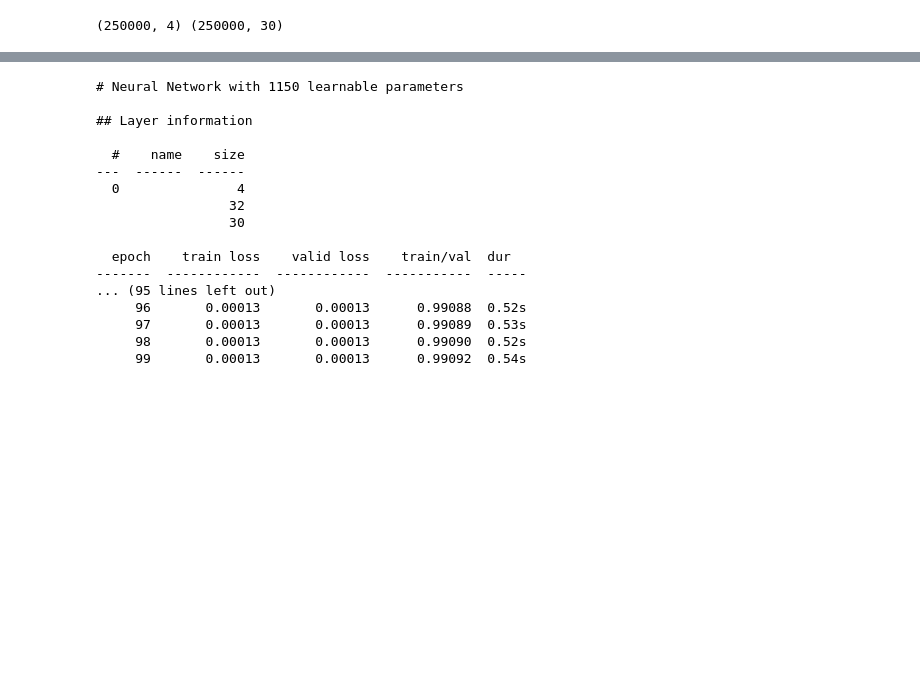
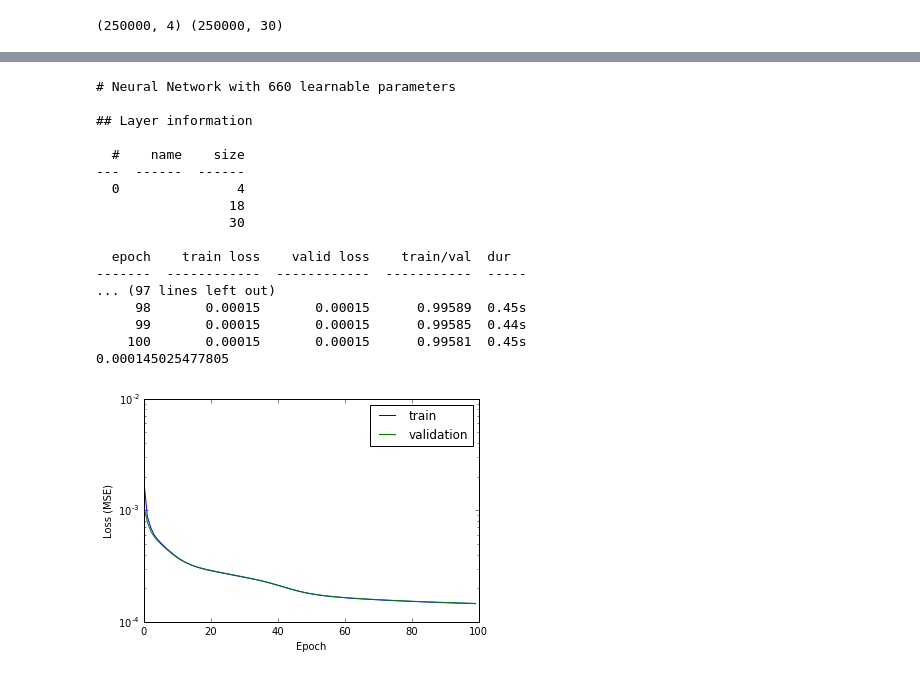
Before and after one commit to houghb/lignet, a Jupyter notebook: Lignin_ANN_nolearn.ipynb, the cells around one changed output, grey strips where cells are left out. Cells and saved outputs as stored; diff of their text form; code cells hidden in the pictures; blank space fills up the shorter version.

```diff
--- a/Lignin_ANN_nolearn.ipynb
+++ b/Lignin_ANN_nolearn.ipynb
@@ -68,31 +81,50 @@ $$ N_h = \frac{N_s}{alpha*(N_i + N_o)} $$
 # %%
 l = InputLayer(shape=(None, x.shape[1]))
-l = DenseLayer(l, num_units=32, nonlinearity=nonlinearities.sigmoid)
-# l = DenseLayer(l, num_units=10, nonlinearity=nonlinearities.linear)
+l = DenseLayer(l, num_units=18, nonlinearity=nonlinearities.sigmoid)
 l = DenseLayer(l, num_units=y.shape[1],
                nonlinearity=nonlinearities.linear)
+# NeuralNet automatically splits the data provided in x into a training
+# and a validation set, using 20% of the samples for validation.
+# You can adjust this ratio by overriding the eval_size=0.2 parameter.
 net = NeuralNet(l, regression=True, update_learning_rate=0.5, verbose=1,
                 max_epochs=100)
+                #, update_momentum=0.9, update=lasagne.updates.sgd)
 net.fit(x, y)
 print(net.score(x, y))
+
+# The table that is printed shows the current loss (MSE) on the training and
+# validation sets.
 # %% [output]
-# Neural Network with 1150 learnable parameters
+# Neural Network with 660 learnable parameters
 
 ## Layer information
 
   #    name    size
 ---  ------  ------
   0               4
-                 32
+                 18
                  30
 
   epoch    train loss    valid loss    train/val  dur
 -------  ------------  ------------  -----------  -----
-... (95 lines left out)
-     96       0.00013       0.00013      0.99088  0.52s
-     97       0.00013       0.00013      0.99089  0.53s
-     98       0.00013       0.00013      0.99090  0.52s
-     99       0.00013       0.00013      0.99092  0.54s
+... (97 lines left out)
+     98       0.00015       0.00015      0.99589  0.45s
+     99       0.00015       0.00015      0.99585  0.44s
+    100       0.00015       0.00015      0.99581  0.45s
+0.000145025477805
+# %%
+train_loss = np.array([i["train_loss"] for i in net.train_history_])
+valid_loss = np.array([i["valid_loss"] for i in net.train_history_])
+
+plt.figure(1)
+plt.plot(train_loss, label='train')
+plt.plot(valid_loss, label='validation')
+plt.legend(loc=0)
+plt.xlabel('Epoch')
+plt.ylabel('Loss (MSE)')
+plt.yscale('log')
+# %% [output]
+[figure, added]
 # %%
 y_predictions = net.predict(x)
 # y_predictions.shape
```
Also changed, not shown: parts of 7 cells of this notebook.
